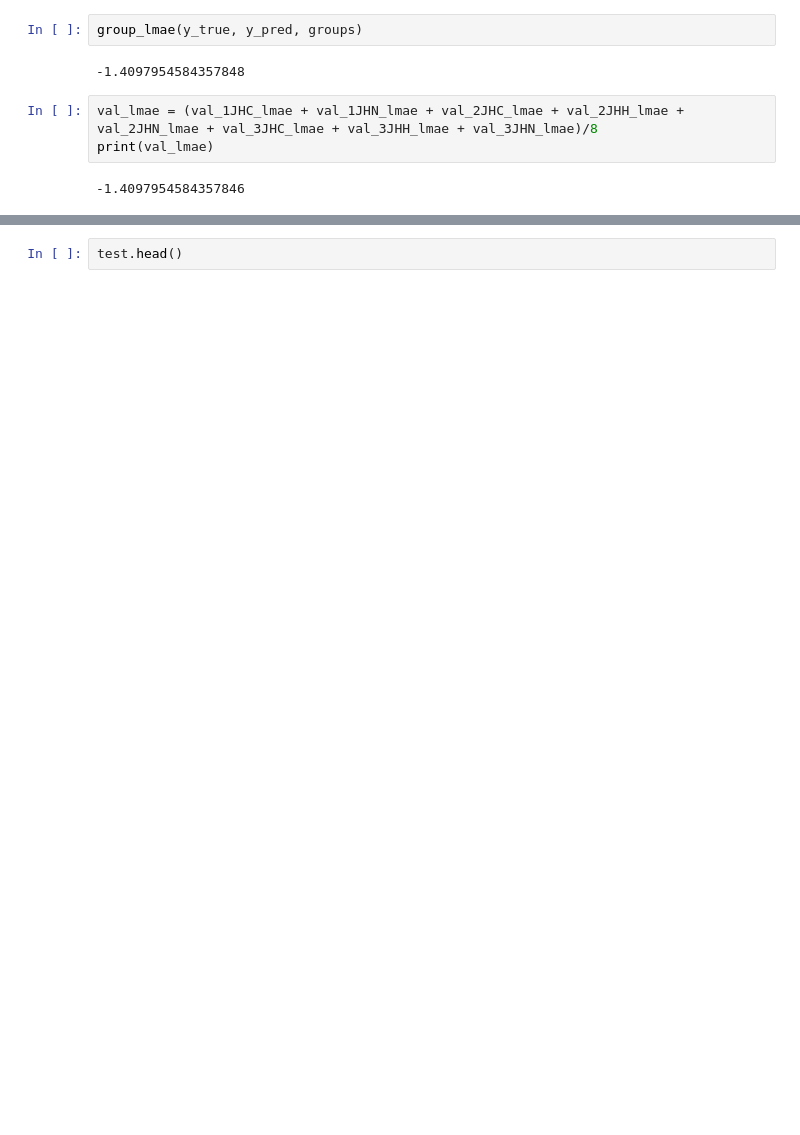
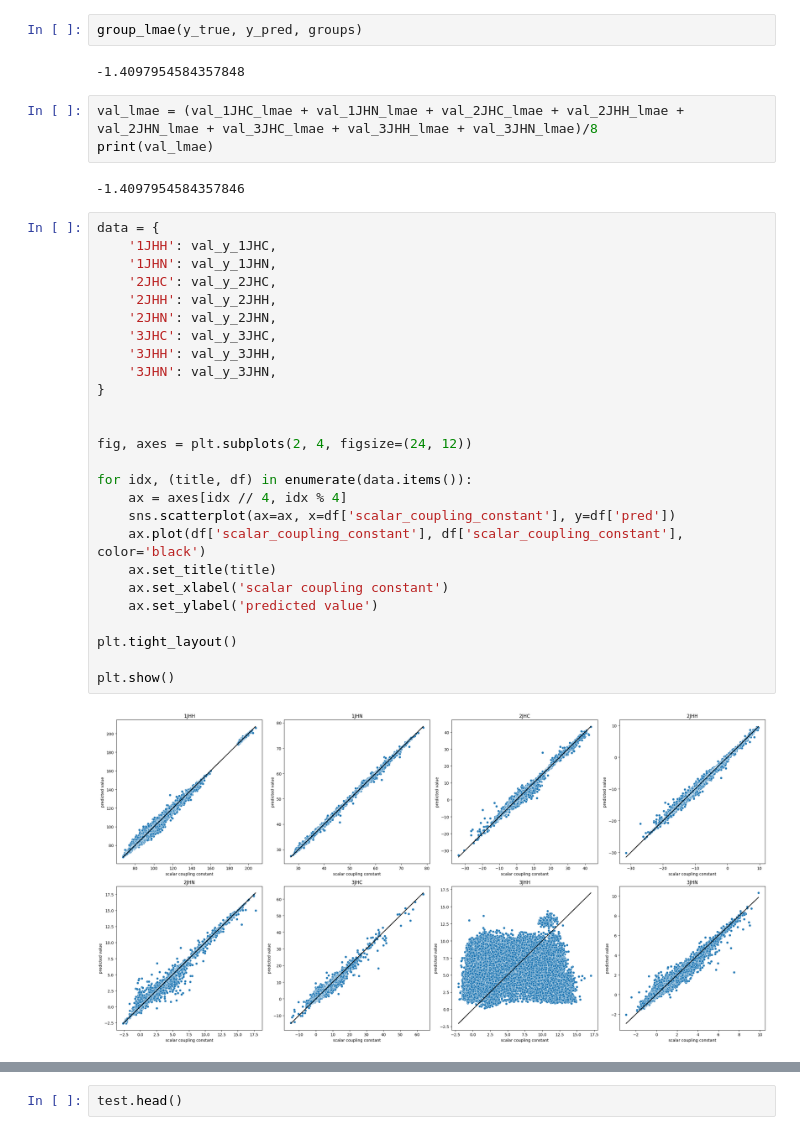
Before and after one commit to tram-tr/predicting-molecular-properties, a Jupyter notebook: models_v2.ipynb, the cells around one changed output, grey strips where cells are left out. Drawn from its saved outputs; the diff is of its cells as text; blank space fills up the shorter version.

```diff
--- a/models_v2.ipynb
+++ b/models_v2.ipynb
@@ -454,3 +453,31 @@ val_lmae = (val_1JHC_lmae + val_1JHN_lmae + val_2JHC_lmae + val_2JHH_lmae + val_
 print(val_lmae)
 # %% [output]
 -1.4097954584357846
+# %%
+data = {
+    '1JHH': val_y_1JHC,
+    '1JHN': val_y_1JHN,
+    '2JHC': val_y_2JHC,
+    '2JHH': val_y_2JHH,
+    '2JHN': val_y_2JHN,
+    '3JHC': val_y_3JHC,
+    '3JHH': val_y_3JHH,
+    '3JHN': val_y_3JHN,
+}
+
+
+fig, axes = plt.subplots(2, 4, figsize=(24, 12))
+
+for idx, (title, df) in enumerate(data.items()):
+    ax = axes[idx // 4, idx % 4]
+    sns.scatterplot(ax=ax, x=df['scalar_coupling_constant'], y=df['pred'])
+    ax.plot(df['scalar_coupling_constant'], df['scalar_coupling_constant'], color='black')
+    ax.set_title(title)
+    ax.set_xlabel('scalar coupling constant')
+    ax.set_ylabel('predicted value')
+
+plt.tight_layout()
+
+plt.show()
+# %% [output]
+[figure, added]
```
Also changed, not shown: parts of 5 cells of this notebook.
